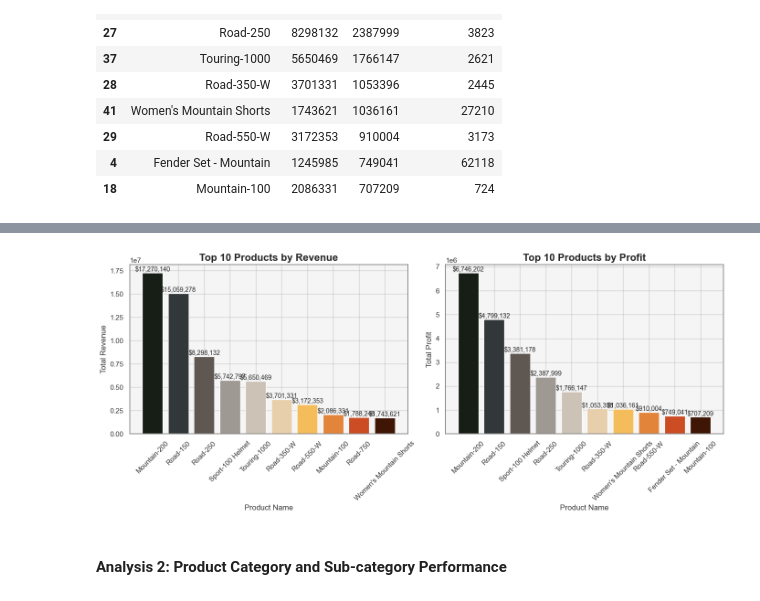
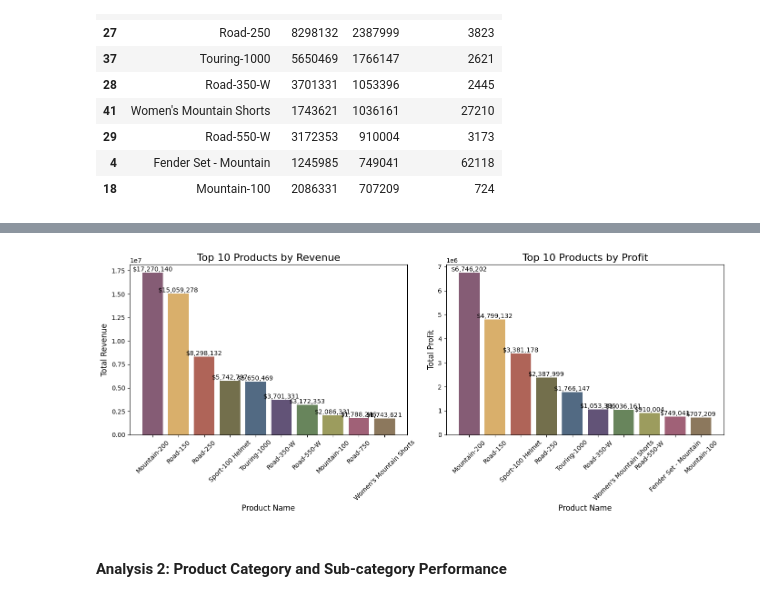
Before and after one commit to JinnOppa/Data-Analysis-Portfolio, a Jupyter notebook: bike-sales/sales2.ipynb, the cells around one changed output, grey strips where cells are left out. Drawn from its saved outputs; the diff is of its cells as text; code cells hidden in the pictures.

Commit message:
update 1.3
required further preprocessing for miscalculated number revenue (based on unit price and quantity)

```diff
--- a/bike-sales/sales2.ipynb
+++ b/bike-sales/sales2.ipynb
@@ -172,6 +173,8 @@ Data columns (total 21 columns):
  20  Product_Name      113036 non-null  object
 dtypes: datetime64[ns](1), int64(9), object(11)
 memory usage: 18.1+ MB
+# %%
+cmap = load_cmap("Antique")
 # %% [markdown]
 ## **Analysis**
 # %% [markdown]
@@ -219,25 +222,3 @@ top_products_profit
 | 29 | Road-550-W | 3172353 | 910004 | 3173 |
 | 4 | Fender Set - Mountain | 1245985 | 749041 | 62118 |
 | 18 | Mountain-100 | 2086331 | 707209 | 724 |
-# %%
-# Choose a style
-plt.style.use('fivethirtyeight')
-
-# Set up the figure and the subplots
-fig, axes = plt.subplots(nrows=1, ncols=2, figsize=(15, 6))
-
-# Plot 1: Top 10 Products by Revenue
-axes[0].barh(top_products_revenue['Product_Name'], top_products_revenue['Revenue'], color='#1f77b4')
-axes[0].set_title('Top 10 Products by Revenue', fontsize=14, fontweight='bold')
-axes[0].set_xlabel('Revenue')
-axes[0].invert_yaxis()
-
-# Plot 2: Top 10 Products by Profit
-axes[1].barh(top_products_profit['Product_Name'], top_products_profit['Profit'], color='#ff7f0e')
-axes[1].set_title('Top 10 Products by Profit', fontsize=14, fontweight='bold')
-axes[1].set_xlabel('Profit')
-axes[1].invert_yaxis()
-
-# Adjust layout and add some padding
-plt.tight_layout(pad=2)
-plt.show()
@@ -308,53 +225,34 @@ plt.show()
 # %%
-import matplotlib.pyplot as plt
-from pypalettes import load_cmap
-
-# Load the Atentado color map
-cmap = load_cmap("Atentado")
-
-# Group by product and calculate total revenue and profit
-product_performance = df.groupby('Product_Name').agg({
-    'Revenue': 'sum',
-    'Profit': 'sum',
-    'Order_Quantity': 'sum'
-}).reset_index()
-
-# Top 10 products by revenue
-top_products_revenue = product_performance.sort_values(by='Revenue', ascending=False).head(10)
-
-# Top 10 products by profit
-top_products_profit = product_performance.sort_values(by='Profit', ascending=False).head(10)
-
 # Set up subplots
 fig, axs = plt.subplots(1, 2, figsize=(14, 6))
 
 # Plot for Revenue
 axs[0].bar(top_products_revenue['Product_Name'], top_products_revenue['Revenue'], color=cmap.colors)
 axs[0].set_title('Top 10 Products by Revenue', fontsize=16)
 axs[0].set_xlabel('Product Name', fontsize=12)
 axs[0].set_ylabel('Total Revenue', fontsize=12)
 axs[0].tick_params(axis='x', rotation=45)
 
 # Add value labels for Revenue bars
 for i, value in enumerate(top_products_revenue['Revenue']):
     axs[0].text(i, value, f'${value:,.0f}', ha='center', va='bottom',fontsize=10)
 
 # Plot for Profit
 axs[1].bar(top_products_profit['Product_Name'], top_products_profit['Profit'], color=cmap.colors)
 axs[1].set_title('Top 10 Products by Profit', fontsize=16)
 axs[1].set_xlabel('Product Name', fontsize=12)
 axs[1].set_ylabel('Total Profit', fontsize=12)
 axs[1].tick_params(axis='x', rotation=45)
 
 # Add value labels for Profit bars
 for i, value in enumerate(top_products_profit['Profit']):
     axs[1].text(i, value, f'${value:,.0f}', ha='center', va='bottom',fontsize=10 )
 
 # Layout adjustment
 plt.tight_layout()
 plt.show()
 # %% [output]
-[figure, old version]
+[figure, new version]
 # %% [markdown]
 #### **Analysis 2: Product Category and Sub-category Performance**
 # %%
```
Also changed, not shown: parts of 9 cells of this notebook.
